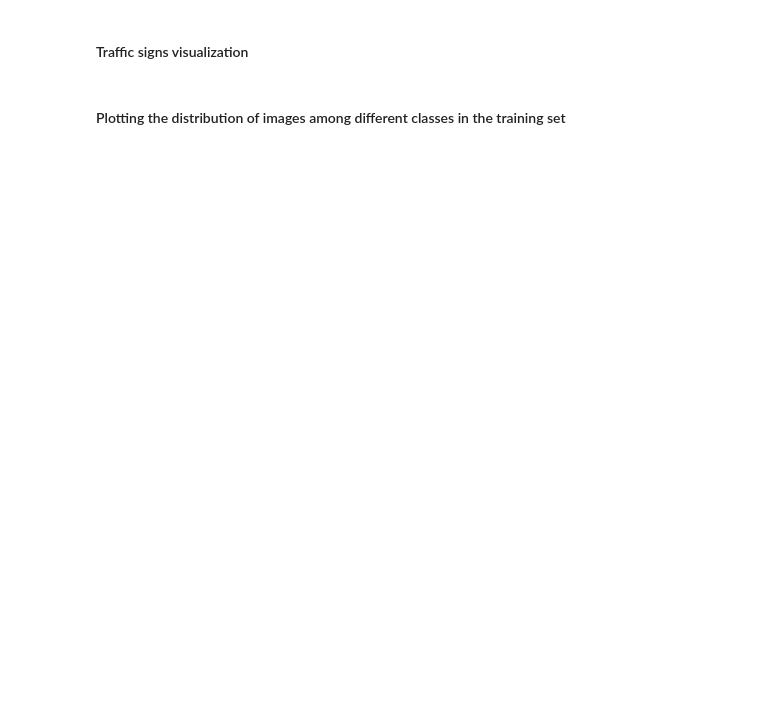
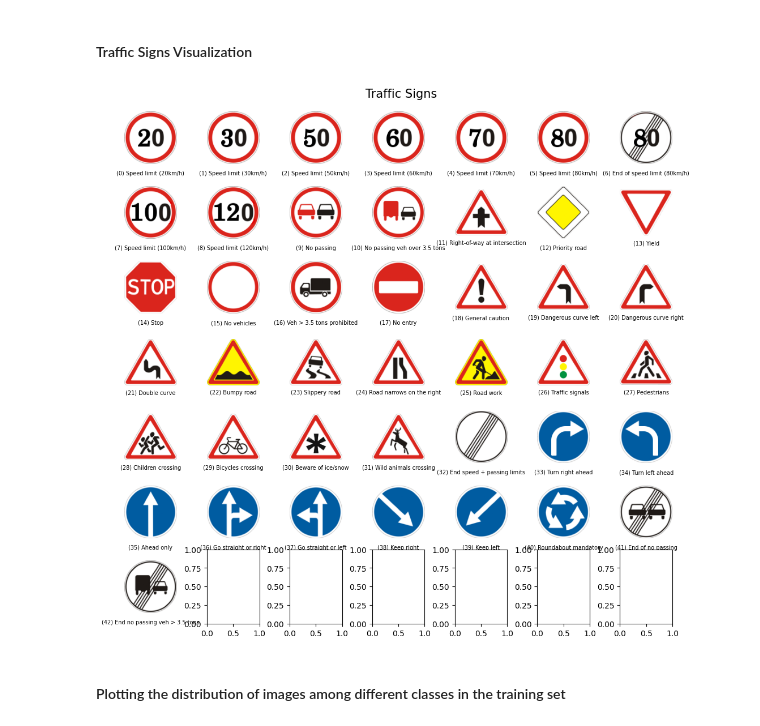
Before and after one commit to kuimetra/traffic_signs_recognition, a Jupyter notebook: main.ipynb, the cells around one changed output. Cells and saved outputs as stored; diff of their text form; code cells hidden in the pictures; blank space fills up the shorter version.

```diff
--- a/main.ipynb
+++ b/main.ipynb
@@ -17,32 +19,34 @@ import random
 import cv2
 import os
 # %%
-df = pd.read_csv("data/Meta.csv")
-num_classes = df.shape[0]
-meta_path, classes = df["Path"], df["ClassLabel"]
+meta_df = pd.read_csv("data/Meta.csv")
+num_classes = meta_df.shape[0]
+meta_path, classes = meta_df["Path"], meta_df["ClassLabel"]
 font = ImageFont.truetype("arial.ttf", 15)
 seed = 123
 # %%
 train_path = "data/Train/"
 test_path = "data/Test/"
 # %% [markdown]
-#### Traffic signs visualization
+#### Traffic Signs Visualization
 # %%
 fig, ax = plt.subplots(7, 7, figsize=(10, 10))
 
 for i, path in enumerate(meta_path):
     img = plt.imread("data/" + path)
 
     row, col = i // 7, i % 7
 
     ax[row, col].imshow(img)
     ax[row, col].axis("off")
     ax[row, col].set_title(f"({i}) {classes[i]}", fontdict={"fontsize": 7}, y=-0.3)
 
-fig.suptitle("Traffic signs", fontsize=15)
+fig.suptitle("Traffic Signs", fontsize=15)
 fig.subplots_adjust(top=1.5)
 fig.tight_layout(pad=0.75)
 plt.show()
+# %% [output]
+[figure, added]
 # %% [markdown]
 #### Plotting the distribution of images among different classes in the training set
 # %%
```
Also changed, not shown: parts of 50 cells of this notebook, 4 other files.
